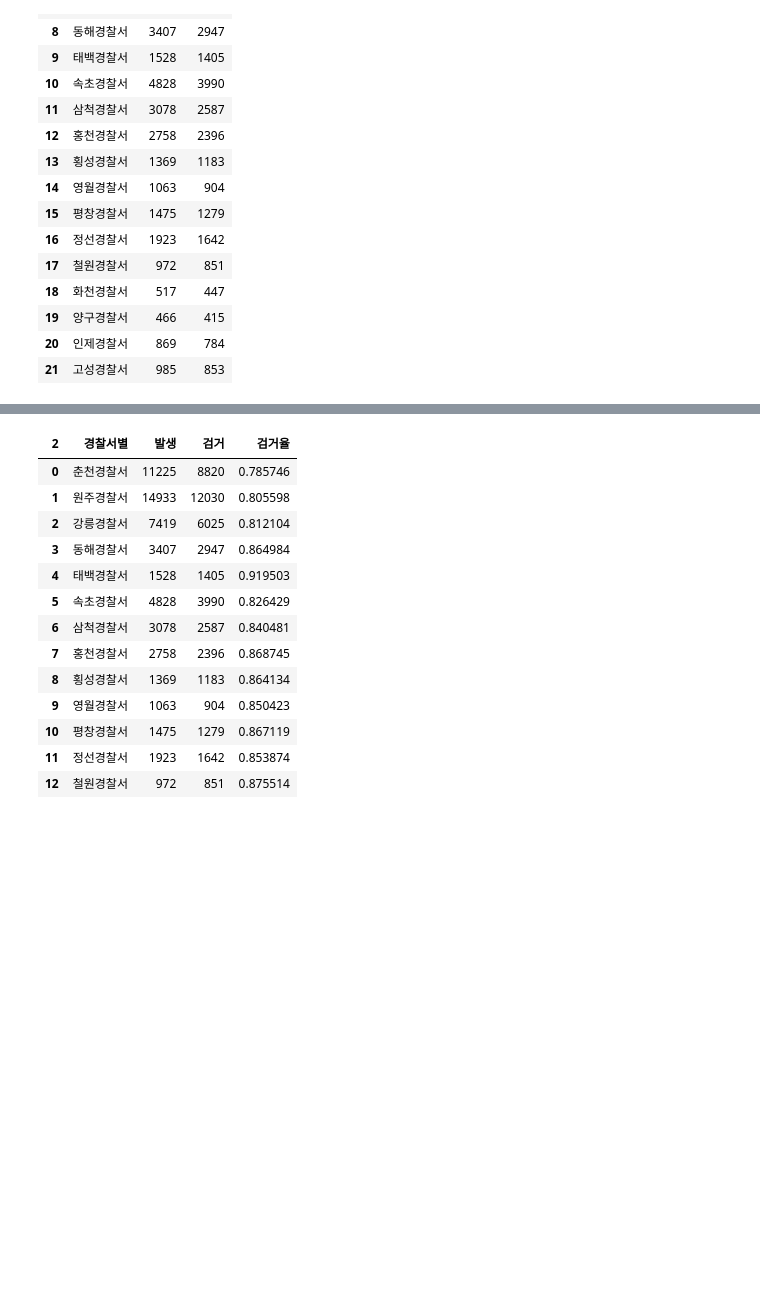
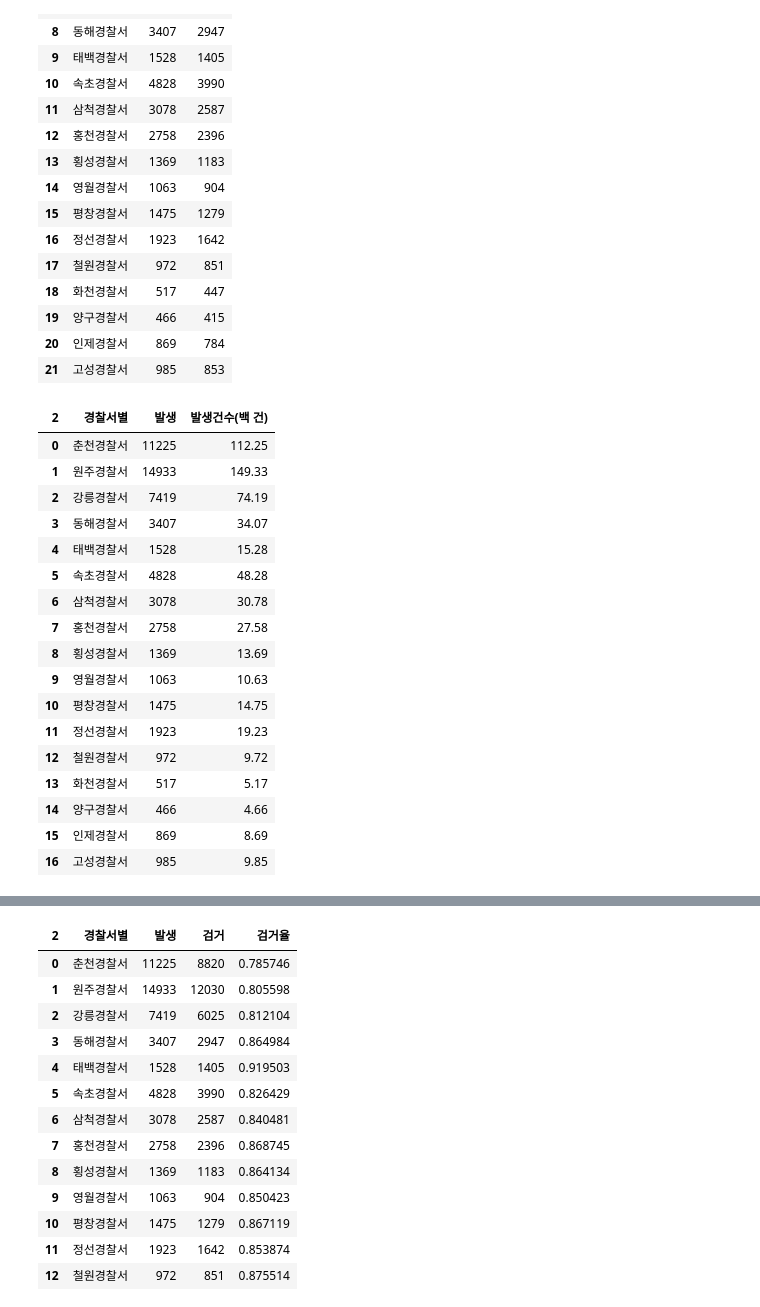
Before and after one commit to khk376/miniProject_pandas, a Jupyter notebook: crime_15_16.ipynb, the cells around one changed output, grey strips where cells are left out. Cells and saved outputs as stored; diff of their text form; code cells hidden in the pictures; blank space fills up the shorter version.

```diff
--- a/crime_15_16.ipynb
+++ b/crime_15_16.ipynb
@@ -379,0 +339,22 @@ c1=c0.reset_index(drop=True)
+# %%
+c1['발생건수(백 건)']=c1['발생'].astype(int)/100
+c1
+# %% [output]
+| 2 | 경찰서별 | 발생 | 발생건수(백 건) |
+| 0 | 춘천경찰서 | 11225 | 112.25 |
+| 1 | 원주경찰서 | 14933 | 149.33 |
+| 2 | 강릉경찰서 | 7419 | 74.19 |
+| 3 | 동해경찰서 | 3407 | 34.07 |
+| 4 | 태백경찰서 | 1528 | 15.28 |
+| 5 | 속초경찰서 | 4828 | 48.28 |
+| 6 | 삼척경찰서 | 3078 | 30.78 |
+| 7 | 홍천경찰서 | 2758 | 27.58 |
+| 8 | 횡성경찰서 | 1369 | 13.69 |
+| 9 | 영월경찰서 | 1063 | 10.63 |
+| 10 | 평창경찰서 | 1475 | 14.75 |
+| 11 | 정선경찰서 | 1923 | 19.23 |
+| 12 | 철원경찰서 | 972 | 9.72 |
+| 13 | 화천경찰서 | 517 | 5.17 |
+| 14 | 양구경찰서 | 466 | 4.66 |
+| 15 | 인제경찰서 | 869 | 8.69 |
+| 16 | 고성경찰서 | 985 | 9.85 |
```
Also changed, not shown: parts of 14 cells of this notebook.
